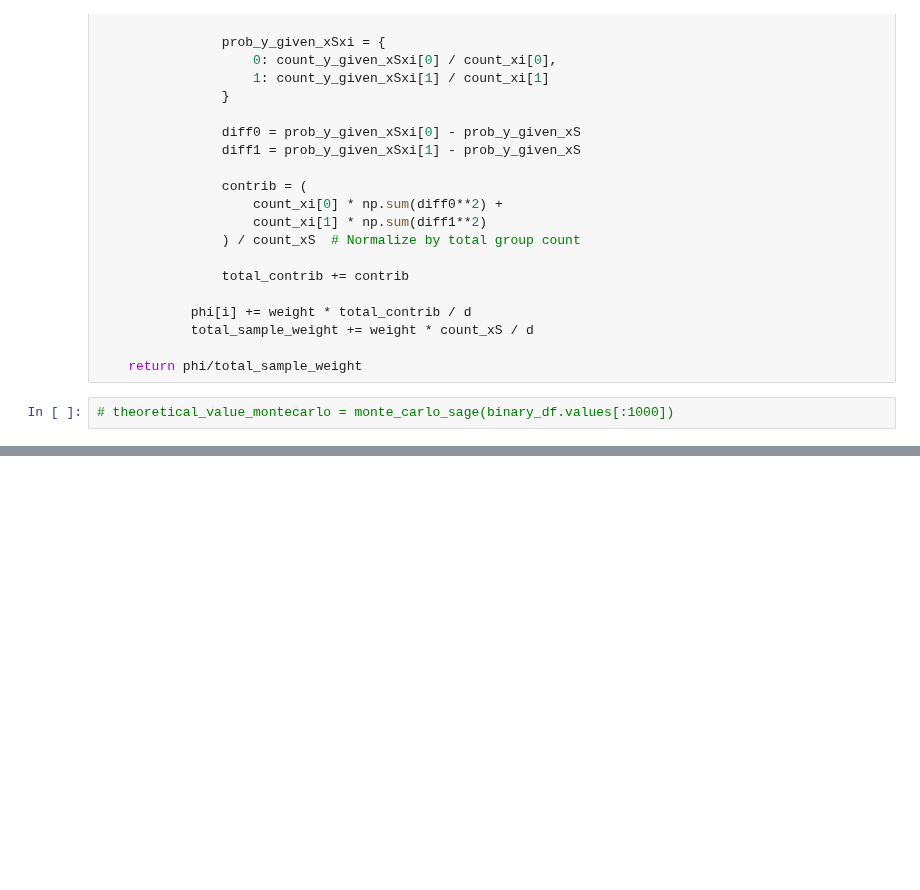
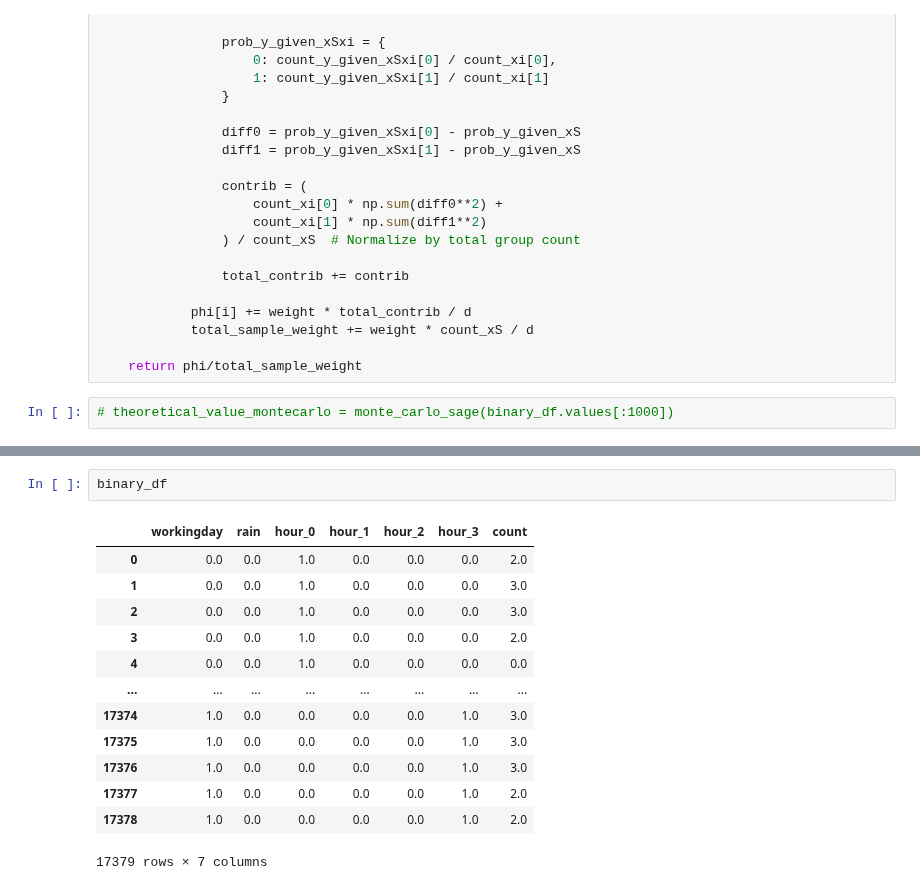
Before and after one commit to GaetandeCast/Internship, a Jupyter notebook: shapley_value_comparison/bike_sharing_experiment.ipynb, the cells around one changed output, grey strips where cells are left out. Drawn from its saved outputs; the diff is of its cells as text; blank space fills up the shorter version.

```diff
--- a/shapley_value_comparison/bike_sharing_experiment.ipynb
+++ b/shapley_value_comparison/bike_sharing_experiment.ipynb
@@ -548,2 +538,18 @@ plt.show()
+# %%
+binary_df
+# %% [output]
+|  | workingday | rain | hour_0 | hour_1 | hour_2 | hour_3 | count |
+| 0 | 0.0 | 0.0 | 1.0 | 0.0 | 0.0 | 0.0 | 2.0 |
+| 1 | 0.0 | 0.0 | 1.0 | 0.0 | 0.0 | 0.0 | 3.0 |
+| 2 | 0.0 | 0.0 | 1.0 | 0.0 | 0.0 | 0.0 | 3.0 |
+| 3 | 0.0 | 0.0 | 1.0 | 0.0 | 0.0 | 0.0 | 2.0 |
+| 4 | 0.0 | 0.0 | 1.0 | 0.0 | 0.0 | 0.0 | 0.0 |
+| ... | ... | ... | ... | ... | ... | ... | ... |
+| 17374 | 1.0 | 0.0 | 0.0 | 0.0 | 0.0 | 1.0 | 3.0 |
+| 17375 | 1.0 | 0.0 | 0.0 | 0.0 | 0.0 | 1.0 | 3.0 |
+| 17376 | 1.0 | 0.0 | 0.0 | 0.0 | 0.0 | 1.0 | 3.0 |
+| 17377 | 1.0 | 0.0 | 0.0 | 0.0 | 0.0 | 1.0 | 2.0 |
+| 17378 | 1.0 | 0.0 | 0.0 | 0.0 | 0.0 | 1.0 | 2.0 |
+17379 rows × 7 columns
 # %%
 # Sum the features that encode different bytes of the same continuous discretized variable
```
Also changed, not shown: parts of 9 cells of this notebook.
